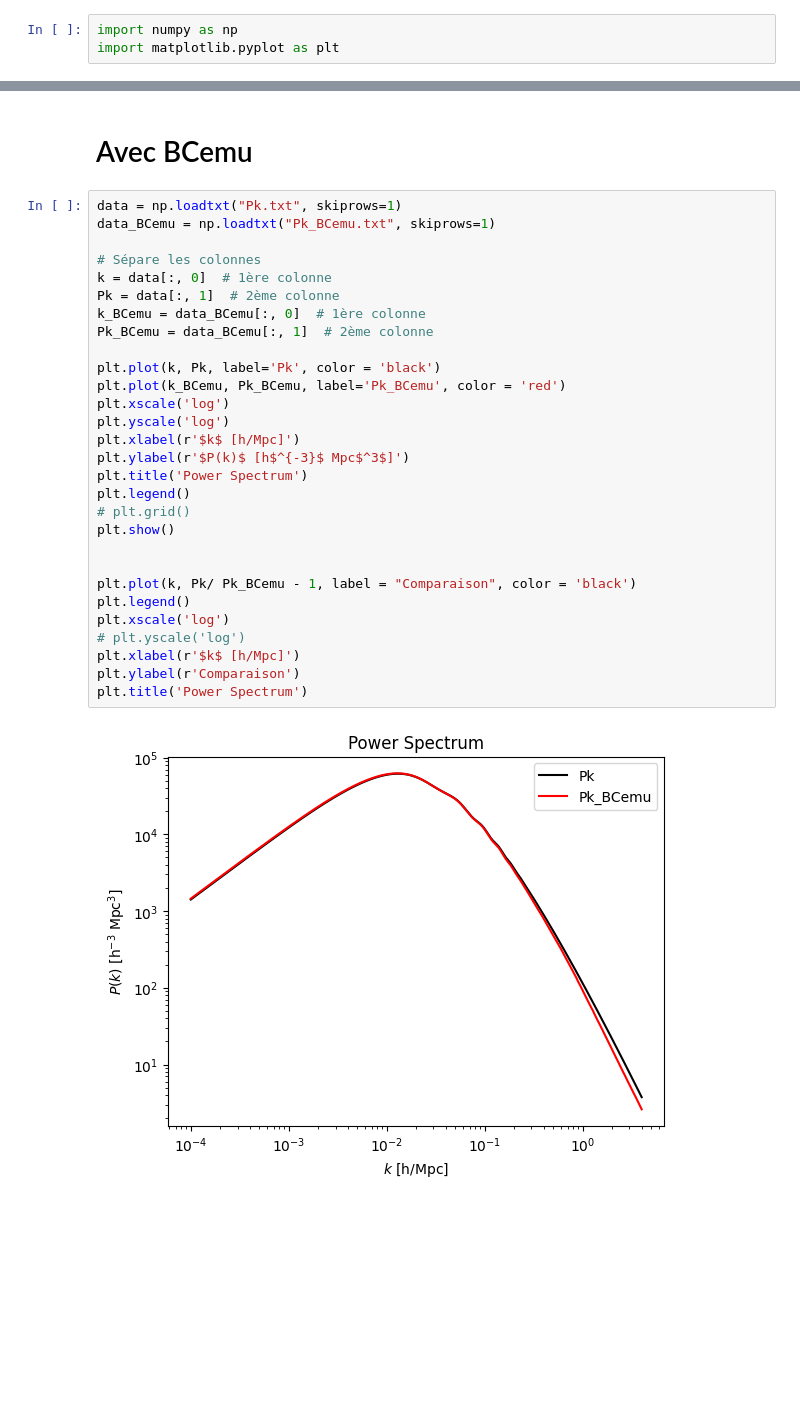
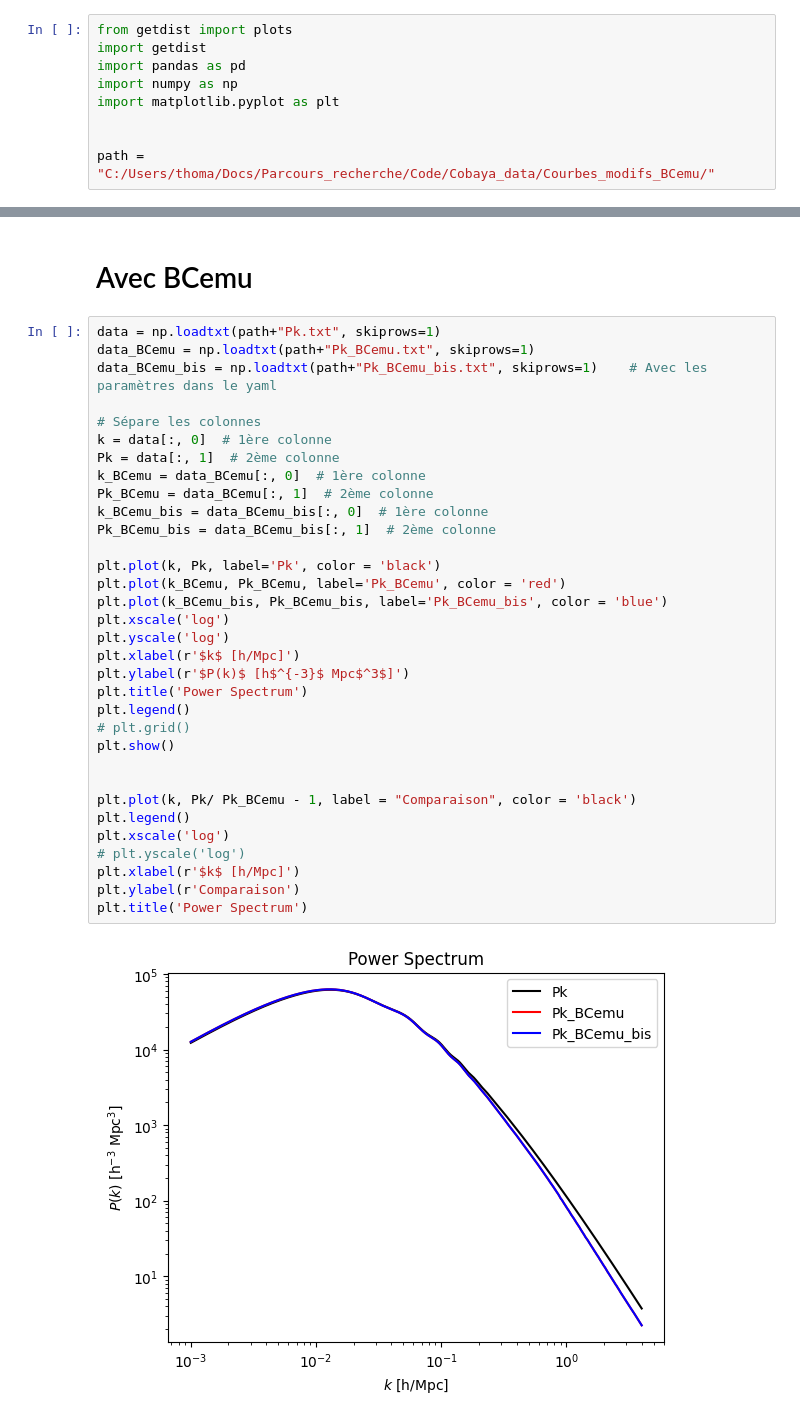
Before and after one commit to Thomas054/My_hmf, a Jupyter notebook: Cobaya/Avec_modifs/tests_modifs_cobaya.ipynb, the cells around one changed output, grey strips where cells are left out. Drawn from its saved outputs; the diff is of its cells as text; blank space fills up the shorter version.

Commit message:
Nouvelles courbes

```diff
--- a/Cobaya/Avec_modifs/tests_modifs_cobaya.ipynb
+++ b/Cobaya/Avec_modifs/tests_modifs_cobaya.ipynb
@@ -1,6 +1,12 @@
 # %%
+from getdist import plots
+import getdist
+import pandas as pd
 import numpy as np
 import matplotlib.pyplot as plt
+
+
+path = "C:/Users/thoma/Docs/Parcours_recherche/Code/Cobaya_data/Courbes_modifs_BCemu/"
 # %% [markdown]
 # Tests de base
 # %% [markdown]
@@ -57,34 +88,38 @@ plt.show()
 # %% [markdown]
 # Avec BCemu
 # %%
-data = np.loadtxt("Pk.txt", skiprows=1)
-data_BCemu = np.loadtxt("Pk_BCemu.txt", skiprows=1)
+data = np.loadtxt(path+"Pk.txt", skiprows=1)
+data_BCemu = np.loadtxt(path+"Pk_BCemu.txt", skiprows=1)
+data_BCemu_bis = np.loadtxt(path+"Pk_BCemu_bis.txt", skiprows=1)    # Avec les paramètres dans le yaml
 
 # Sépare les colonnes
 k = data[:, 0]  # 1ère colonne
 Pk = data[:, 1]  # 2ème colonne
 k_BCemu = data_BCemu[:, 0]  # 1ère colonne
 Pk_BCemu = data_BCemu[:, 1]  # 2ème colonne
+k_BCemu_bis = data_BCemu_bis[:, 0]  # 1ère colonne
+Pk_BCemu_bis = data_BCemu_bis[:, 1]  # 2ème colonne
 
 plt.plot(k, Pk, label='Pk', color = 'black')
 plt.plot(k_BCemu, Pk_BCemu, label='Pk_BCemu', color = 'red')
+plt.plot(k_BCemu_bis, Pk_BCemu_bis, label='Pk_BCemu_bis', color = 'blue')
 plt.xscale('log')
 plt.yscale('log')
 plt.xlabel(r'$k$ [h/Mpc]')
 plt.ylabel(r'$P(k)$ [h$^{-3}$ Mpc$^3$]')
 plt.title('Power Spectrum')
 plt.legend()
 # plt.grid()
 plt.show()
 
 
 plt.plot(k, Pk/ Pk_BCemu - 1, label = "Comparaison", color = 'black')
 plt.legend()
 plt.xscale('log')
 # plt.yscale('log')
 plt.xlabel(r'$k$ [h/Mpc]')
 plt.ylabel(r'Comparaison')
 plt.title('Power Spectrum')
 # %% [output]
-[figure, old version]
+[figure, new version]
 Text(0.5, 1.0, 'Power Spectrum')
```
Also changed, not shown: parts of 12 cells of this notebook, 8 other files.
